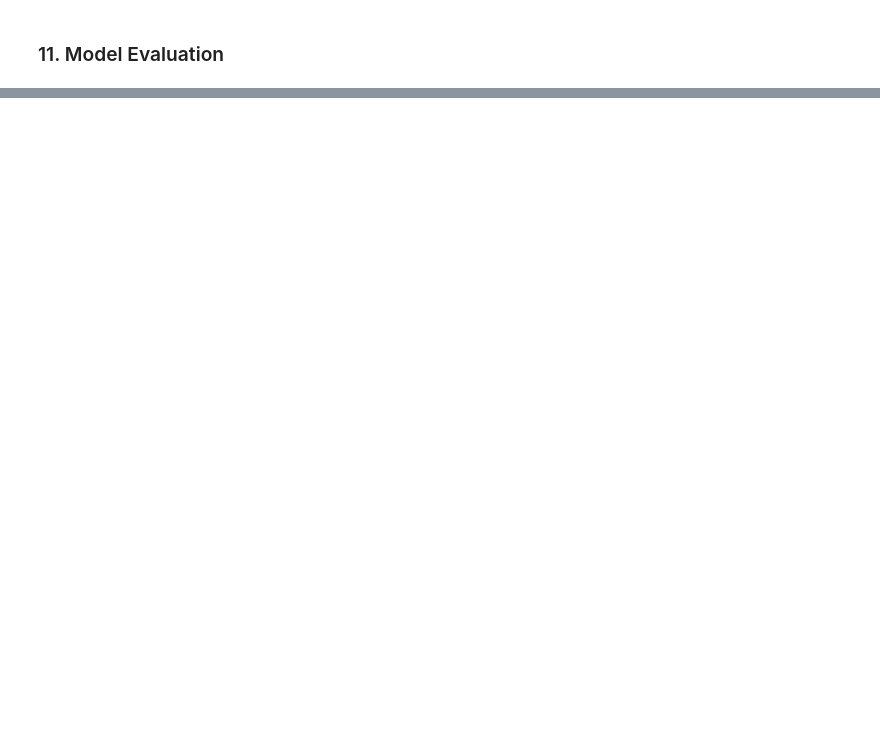
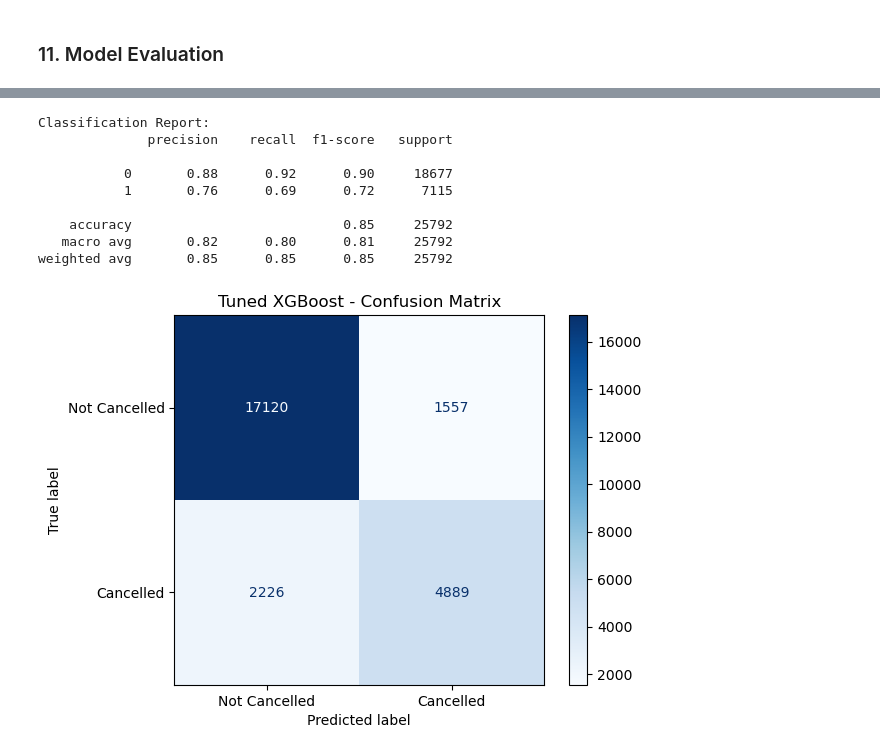
Before and after one commit to ChaitanyaGirase/Hotel_Booking_Cancellation_Prediction, a Jupyter notebook: notebook/hotel_booking_analysis.ipynb, the cells around one changed output, grey strips where cells are left out. Drawn from its saved outputs; the diff is of its cells as text; code cells hidden in the pictures; blank space fills up the shorter version.

```diff
--- a/notebook/hotel_booking_analysis.ipynb
+++ b/notebook/hotel_booking_analysis.ipynb
@@ -749,0 +765,12 @@ plt.show()
+# %%
+from sklearn.model_selection import RandomizedSearchCV
+xgboost_search = RandomizedSearchCV(
+    estimator=xgb_model,
+    param_distributions=params,
+    n_iter=10,
+    cv=5,
+    scoring='f1',
+    random_state= 42,
+    n_jobs= -1,
+    verbose=2
+)
@@ -749,0 +780,2 @@ plt.show()
+# %%
+xgboost_search.fit(X_train, y_train)
@@ -749,0 +813,2 @@ plt.show()
+# %%
+best_xgb_model = xgboost_search.best_estimator_
@@ -749,0 +818,9 @@ plt.show()
+# %%
+tuned_pred = best_xgb_model.predict(X_test)
+tuned_prob = best_xgb_model.predict_proba(X_test)[:, 1]
+
+print("Tuned XGBoost Accuracy:", accuracy_score(y_test, tuned_pred))
+print("Tuned XGBoost Precision:", precision_score(y_test, tuned_pred))
+print("Tuned XGBoost Recall:", recall_score(y_test, tuned_pred))
+print("Tuned XGBoost F1-Score:", f1_score(y_test, tuned_pred))
+print("Tuned XGBoost ROC-AUC:", roc_auc_score(y_test, tuned_prob))
@@ -749,0 +874,27 @@ plt.show()
+# %%
+from sklearn.metrics import classification_report, ConfusionMatrixDisplay
+import matplotlib.pyplot as plt
+
+print("Classification Report:")
+print(classification_report(y_test, tuned_pred))
+
+ConfusionMatrixDisplay.from_predictions(
+    y_test,
+    tuned_pred,
+    display_labels=["Not Cancelled", "Cancelled"],
+    cmap="Blues"
+)
+
+plt.title("Tuned XGBoost - Confusion Matrix")
+plt.show()
+# %% [output]
+Classification Report:
+              precision    recall  f1-score   support
+
+           0       0.88      0.92      0.90     18677
+           1       0.76      0.69      0.72      7115
+
+    accuracy                           0.85     25792
+   macro avg       0.82      0.80      0.81     25792
+weighted avg       0.85      0.85      0.85     25792
+[figure, added]
```
Also changed, not shown: parts of 54 cells of this notebook, 2 other files.
